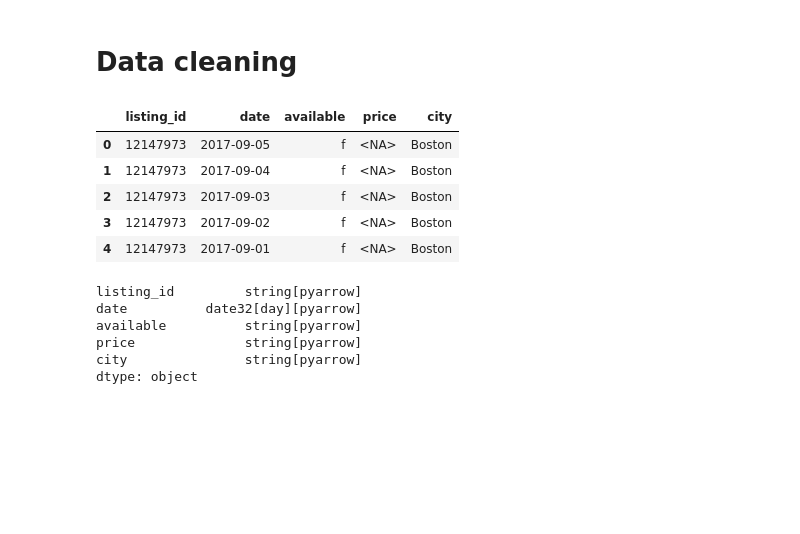
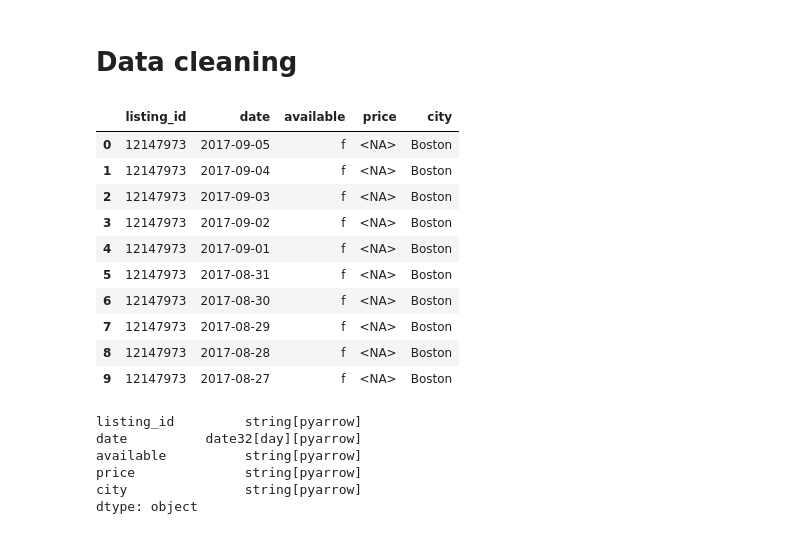
Before and after one commit to mdraws86/airbnb, a Jupyter notebook: Airbnb Analysis.ipynb, the cells around one changed output. Cells and saved outputs as stored; diff of their text form; code cells hidden in the pictures; blank space fills up the shorter version.

```diff
--- a/Airbnb Analysis.ipynb
+++ b/Airbnb Analysis.ipynb
@@ -81,14 +76,19 @@ Index(['listing_id', 'date', 'available', 'price', 'city'], dtype='object')
 # Data cleaning
 # %%
 # Look at first rows of calendar
-df_calendar.head()
+df_calendar.head(10)
 # %% [output]
 |  | listing_id | date | available | price | city |
 | 0 | 12147973 | 2017-09-05 | f | <NA> | Boston |
 | 1 | 12147973 | 2017-09-04 | f | <NA> | Boston |
 | 2 | 12147973 | 2017-09-03 | f | <NA> | Boston |
 | 3 | 12147973 | 2017-09-02 | f | <NA> | Boston |
 | 4 | 12147973 | 2017-09-01 | f | <NA> | Boston |
+| 5 | 12147973 | 2017-08-31 | f | <NA> | Boston |
+| 6 | 12147973 | 2017-08-30 | f | <NA> | Boston |
+| 7 | 12147973 | 2017-08-29 | f | <NA> | Boston |
+| 8 | 12147973 | 2017-08-28 | f | <NA> | Boston |
+| 9 | 12147973 | 2017-08-27 | f | <NA> | Boston |
 # %%
 # dtypes of calendar
 df_calendar.dtypes
```
Also changed, not shown: parts of 4 cells of this notebook.
